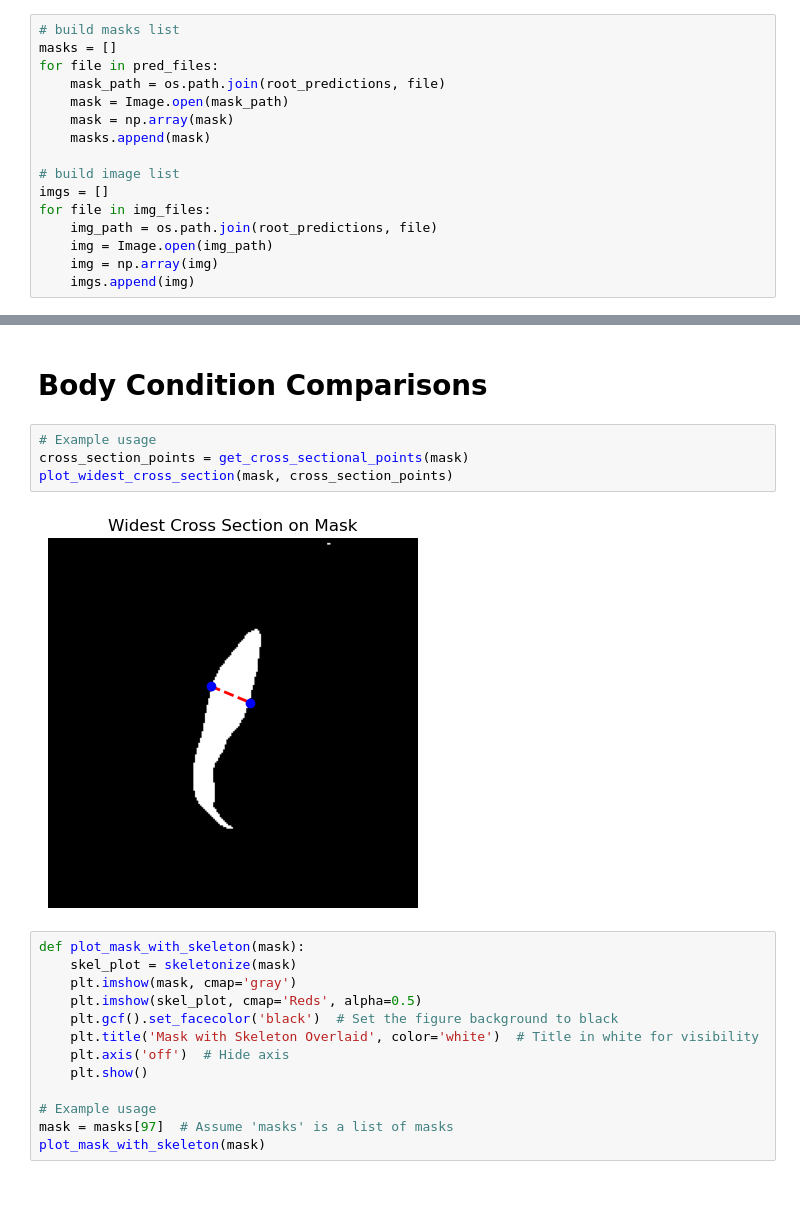
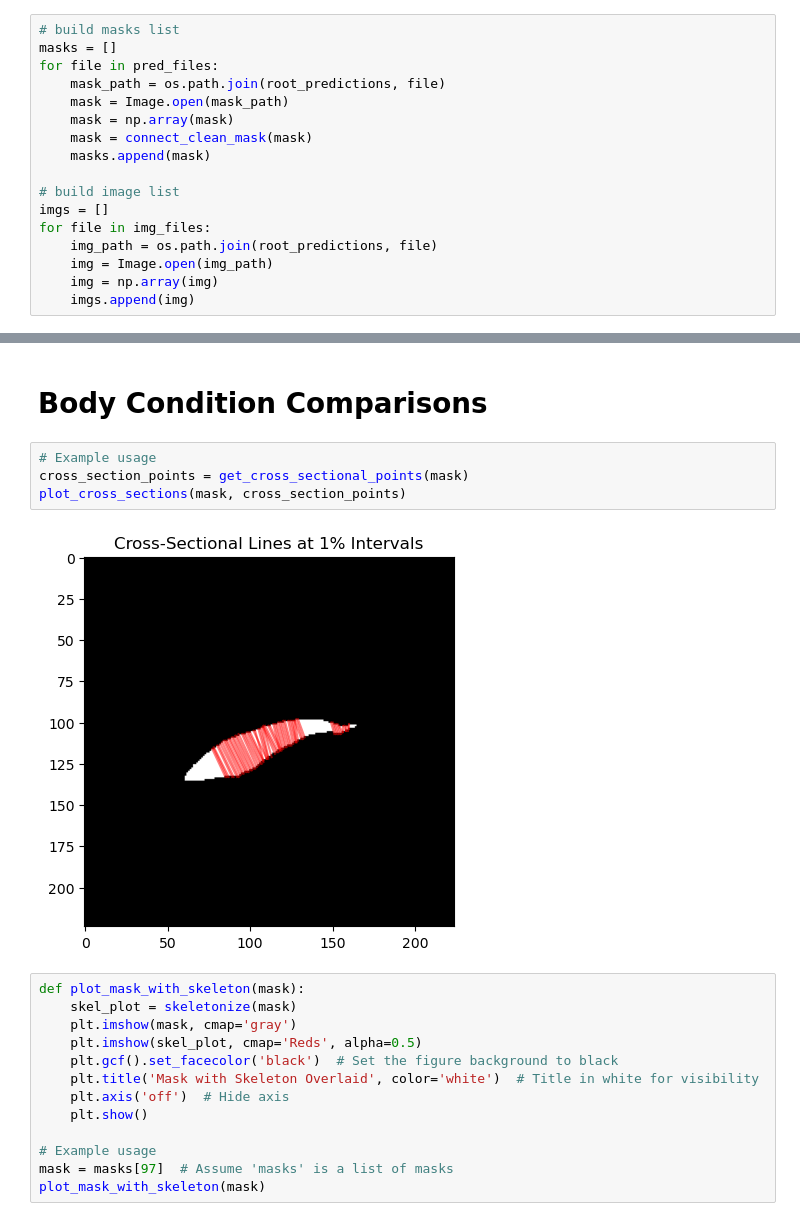
Before and after one commit to alexandradigiacomo/sharkbody_seg, a Jupyter notebook: notebooks/test_offline_eval.ipynb, the cells around one changed output, grey strips where cells are left out. Drawn from its saved outputs; the diff is of its cells as text; blank space fills up the shorter version.

```diff
--- a/notebooks/test_offline_eval.ipynb
+++ b/notebooks/test_offline_eval.ipynb
@@ -94,6 +95,7 @@ for file in pred_files:
     mask_path = os.path.join(root_predictions, file)
     mask = Image.open(mask_path)
     mask = np.array(mask)
+    mask = connect_clean_mask(mask)
     masks.append(mask)
 
 # build image list
@@ -300,9 +494,9 @@ plt.show()
 # %%
 # Example usage
 cross_section_points = get_cross_sectional_points(mask)
-plot_widest_cross_section(mask, cross_section_points)
+plot_cross_sections(mask, cross_section_points)
 # %% [output]
-[figure, old version]
+[figure, new version]
 # %%
 def plot_mask_with_skeleton(mask):
     skel_plot = skeletonize(mask)
```
Also changed, not shown: parts of 16 cells of this notebook.
